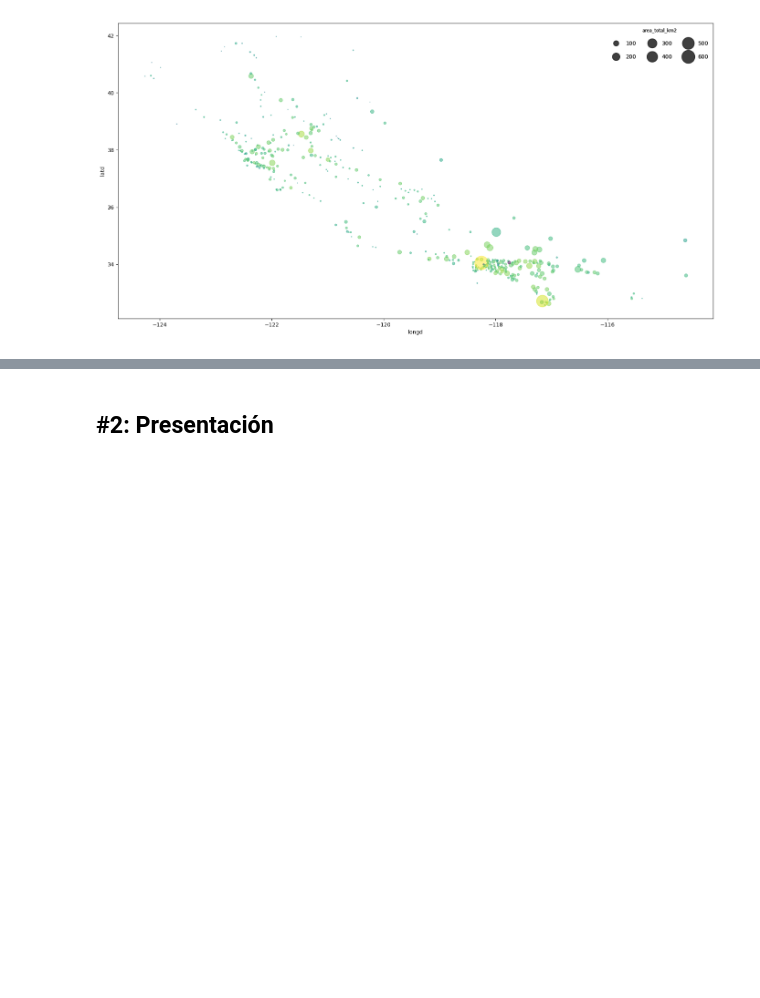
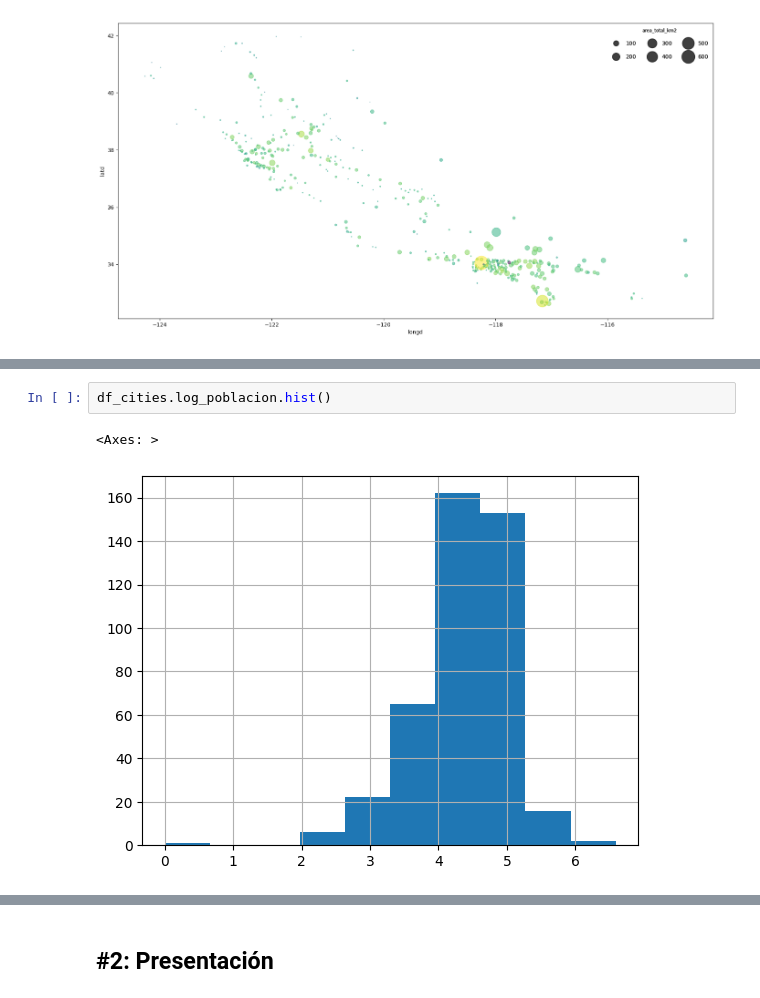
Before and after one commit to Borzase/ONLINE_DS_THEBRIDGE_BORZASE, a Jupyter notebook: 03_Analisis_de_Datos/Sprint_08/Unidad_02_Herramientas_Avanzadas_Presentaciones/Practica_Obligatoria/18_Practica_Obligatoria_Visualizacion_Presentacion.ipynb, the cells around one changed output, grey strips where cells are left out. Saved outputs shown, nothing was run; the diff lists cells and outputs as text; blank space fills up the shorter version.

```diff
--- a/03_Analisis_de_Datos/Sprint_08/Unidad_02_Herramientas_Avanzadas_Presentaciones/Practica_Obligatoria/18_Practica_Obligatoria_Visualizacion_Presentacion.ipynb
+++ b/03_Analisis_de_Datos/Sprint_08/Unidad_02_Herramientas_Avanzadas_Presentaciones/Practica_Obligatoria/18_Practica_Obligatoria_Visualizacion_Presentacion.ipynb
@@ -90,0 +123,5 @@ Un ejemplo de como podría salir para que lo tengas de referencia: (olvidate de
+# %%
+df_cities.log_poblacion.hist()
+# %% [output]
+<Axes: >
+[figure, added]
```
Also changed, not shown: parts of 5 cells of this notebook.
